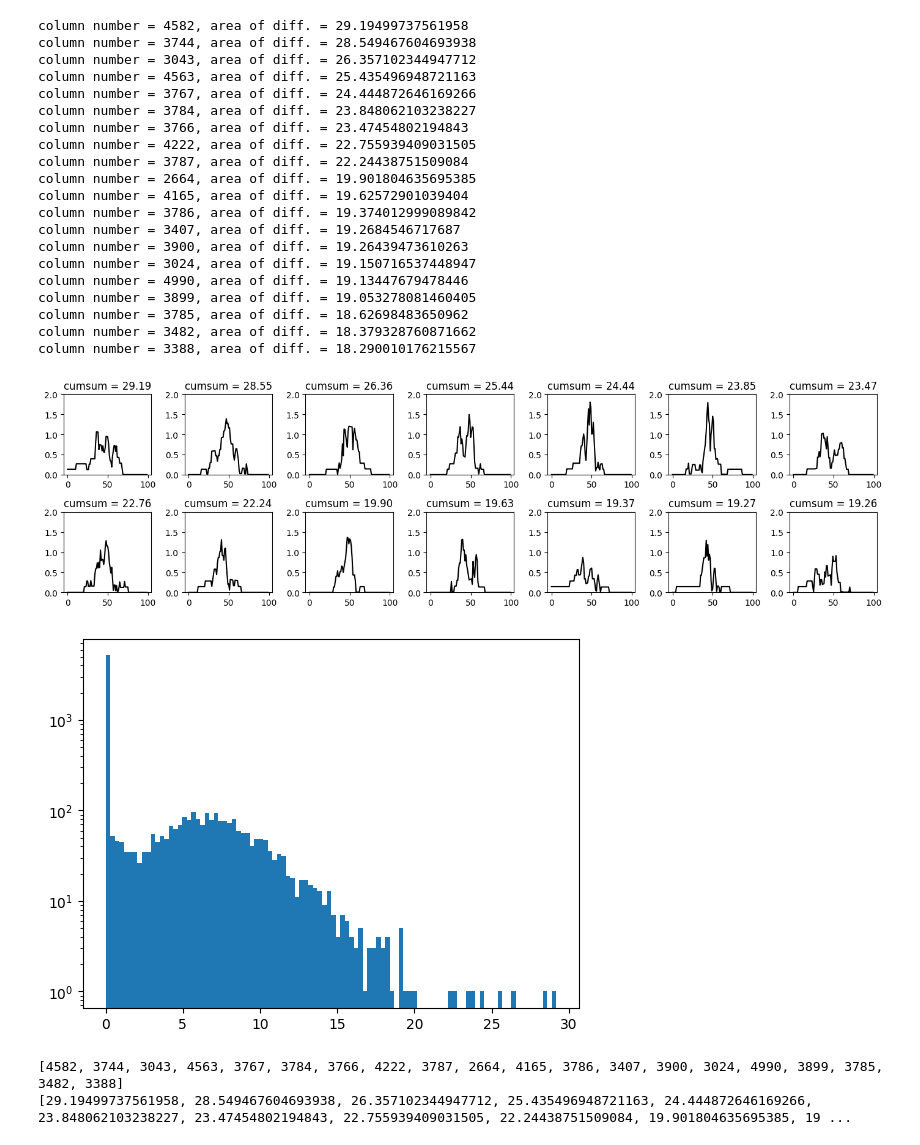
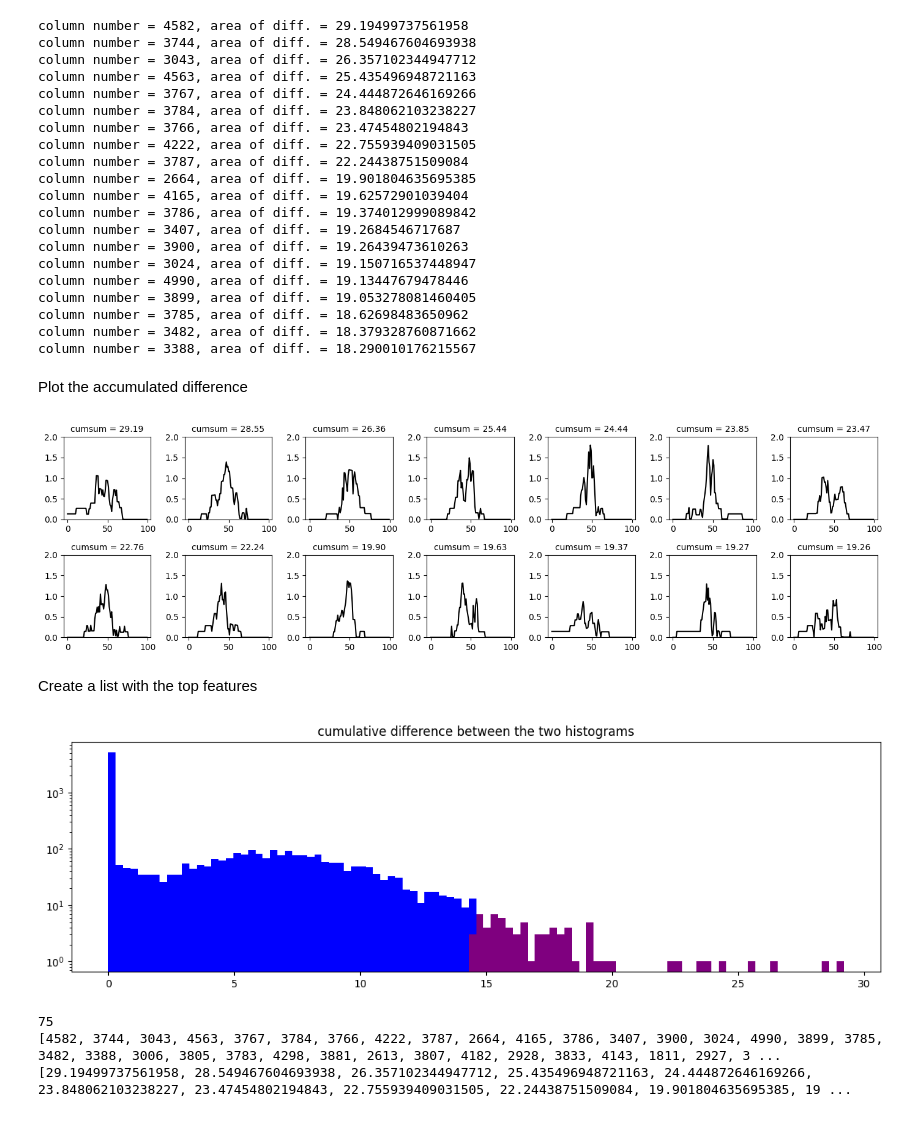
Before and after one commit to tahendry/master_thesis, a Jupyter notebook: histogram_analysis_on_MVPA.ipynb, the cells around one changed output. Drawn from its saved outputs; the diff is of its cells as text; code cells hidden in the pictures.

```diff
--- a/histogram_analysis_on_MVPA.ipynb
+++ b/histogram_analysis_on_MVPA.ipynb
@@ -376,6 +367,8 @@ column number = 3899, area of diff. = 19.053278081460405
 column number = 3785, area of diff. = 18.62698483650962
 column number = 3482, area of diff. = 18.379328760871662
 column number = 3388, area of diff. = 18.290010176215567
+# %% [markdown]
+Plot the accumulated difference
 # %%
 fig = plt.figure(figsize=(14, 4))
 for i in range(14):
@@ -390,26 +383,40 @@ for i in range(14):
                                            range=(min_value, max_value)  # resample to have same binning
                                            )[0]))
     ax.plot(diff, color='black')
-    ax.set_title(f"cumsum = {diff.sum():.2f}")
+    ax.set_title(f"cumsum = {diff.sum():.2f}", fontsize=10)
     ax.set_ylim(0, 2)
-    fig.tight_layout()
+
+plt.tight_layout()
 plt.show()
 # %% [output]
-[figure, old version]
+[figure, new version]
-# %%
-# plot histogram of cum_diff_list
-plt.hist([x[1] for x in cum_diff_list], bins=100, log=True);
-# %% [output]
-[figure, removed]
+# %% [markdown]
+Create a list with the top features
+# %%
+# plot histogram of cum_diff_list and color the x % biggest differences in red
+top_percent = 0.01
+
+fig = plt.figure(figsize=(14, 4))
+ax = fig.add_subplot(1, 1, 1)
+ax.hist([x[1] for x in cum_diff_list],
+        bins=100, color='blue', log=True, range=(cum_diff_list[-1][1], cum_diff_list[0][1]))
+ax.hist([x[1] for x in cum_diff_list[:int(len(cum_diff_list)*top_percent)]],
+        bins=100, color='red', log=True, range=(cum_diff_list[-1][1], cum_diff_list[0][1]),
+        alpha=0.5)
+ax.set_title("cumulative difference between the two histograms")
+plt.show()
+# %% [output]
+[figure, added]
 # %%
-# FIXME output shows not what I expected
+# create a list with the top_percent biggest differences
 
-# create and print list of columns with the biggest difference
-feature_list = [cum_diff_list[i][0] for i in range(20)]
+feature_list = [x[0] for x in cum_diff_list[:int(len(cum_diff_list)*top_percent)]]
+print(len(feature_list))
 print(feature_list)
 
-feature_list_values = [cum_diff_list[i][1] for i in range(20)]
+feature_list_values = [x[1] for x in cum_diff_list[:int(len(cum_diff_list)*top_percent)]]
 print(feature_list_values)
 # %% [output]
-[4582, 3744, 3043, 4563, 3767, 3784, 3766, 4222, 3787, 2664, 4165, 3786, 3407, 3900, 3024, 4990, 3899, 3785, 3482, 3388]
+75
+[4582, 3744, 3043, 4563, 3767, 3784, 3766, 4222, 3787, 2664, 4165, 3786, 3407, 3900, 3024, 4990, 3899, 3785, 3482, 3388, 3006, 3805, 3783, 4298, 3881, 2613, 3807, 4182, 2928, 3833, 4143, 1811, 2927, 3 ...
 [29.19499737561958, 28.549467604693938, 26.357102344947712, 25.435496948721163, 24.444872646169266, 23.848062103238227, 23.47454802194843, 22.755939409031505, 22.24438751509084, 19.901804635695385, 19 ...
```
Also changed, not shown: parts of 11 cells of this notebook, 1 other file.
